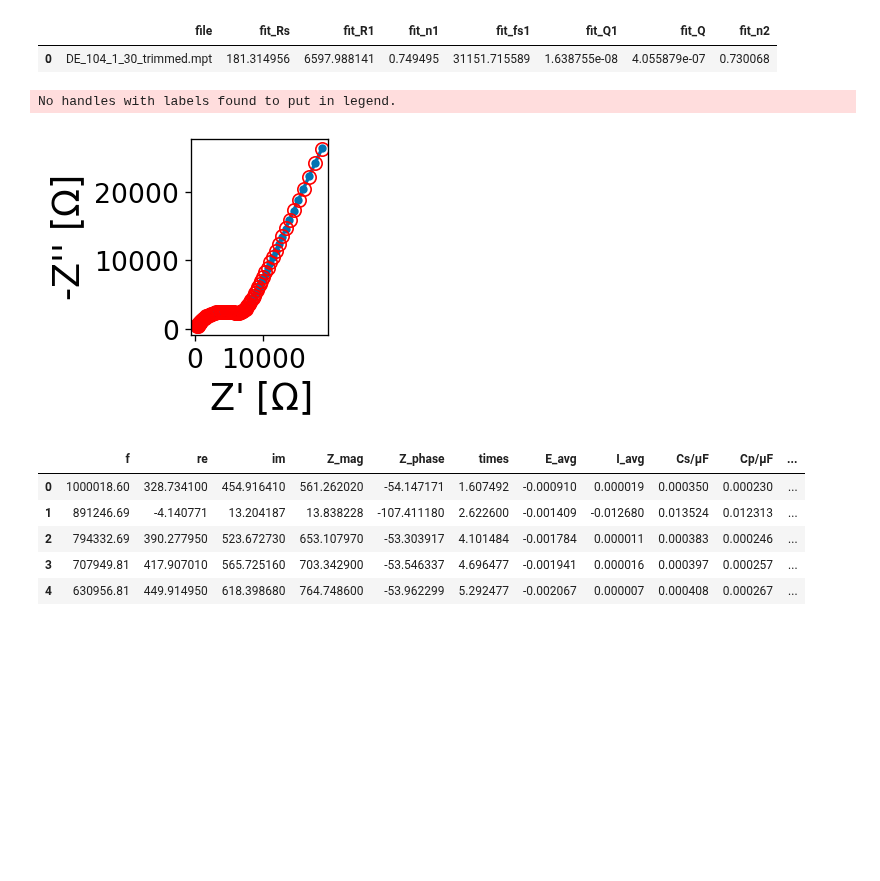
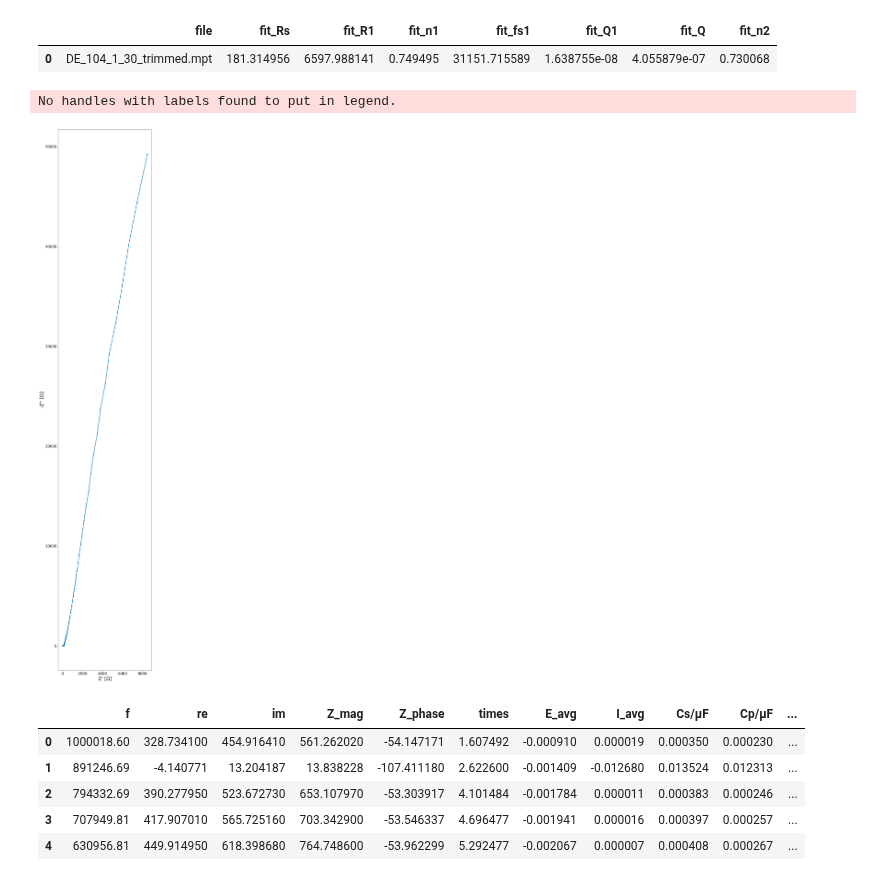
Before and after one commit to WildcatDiscovery/EIS_Manager, a Jupyter notebook: utils/test.ipynb, the cells around one changed output. Drawn from its saved outputs; the diff is of its cells as text; code cells hidden in the pictures; blank space fills up the shorter version.

```diff
--- a/utils/test.ipynb
+++ b/utils/test.ipynb
@@ -73,11 +103,13 @@ mpt.guesser(circuit = 'R-RQ-Q')
 # %% [output]
 |  | file | fit_Rs | fit_R1 | fit_n1 | fit_fs1 | fit_Q1 | fit_Q | fit_n2 |
 | 0 | DE_104_1_30_trimmed.mpt | 181.314956 | 6597.988141 | 0.749495 | 31151.715589 | 1.638755e-08 | 4.055879e-07 | 0.730068 |
-# %%
-mpt.mpt_plot(fitting = 'on')
-# %% [output]
-No handles with labels found to put in legend.
-[figure, removed]
+# %%
+mpt.width = 500
+mpt.height = 100
+mpt.mpt_plot()
+# %% [output]
+No handles with labels found to put in legend.
+[figure, added]
 # %%
 mpt.df_raw.head()
 # %% [output]
```
Also changed, not shown: parts of 10 cells of this notebook, 1 other file.
